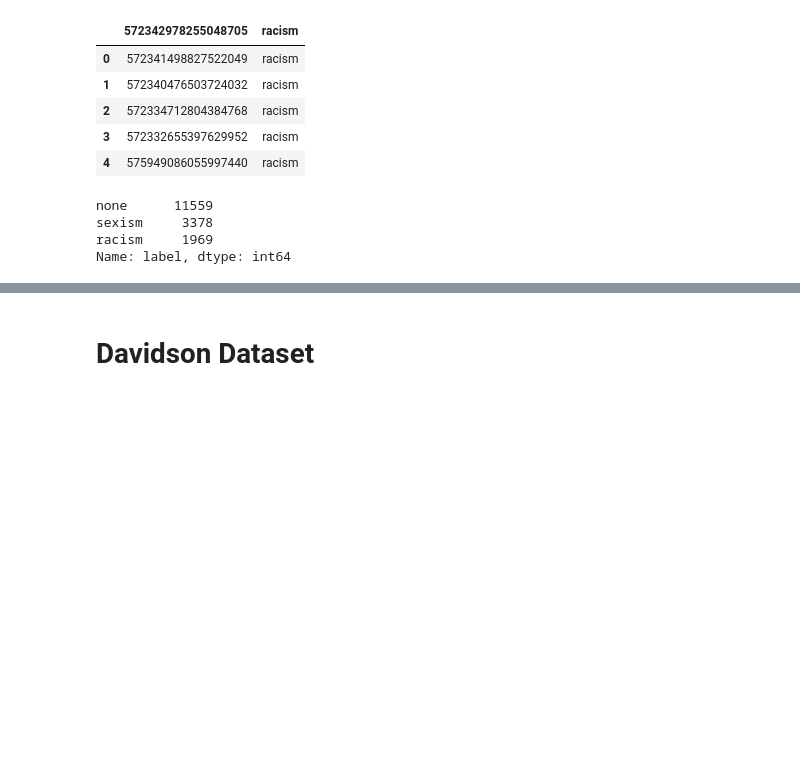
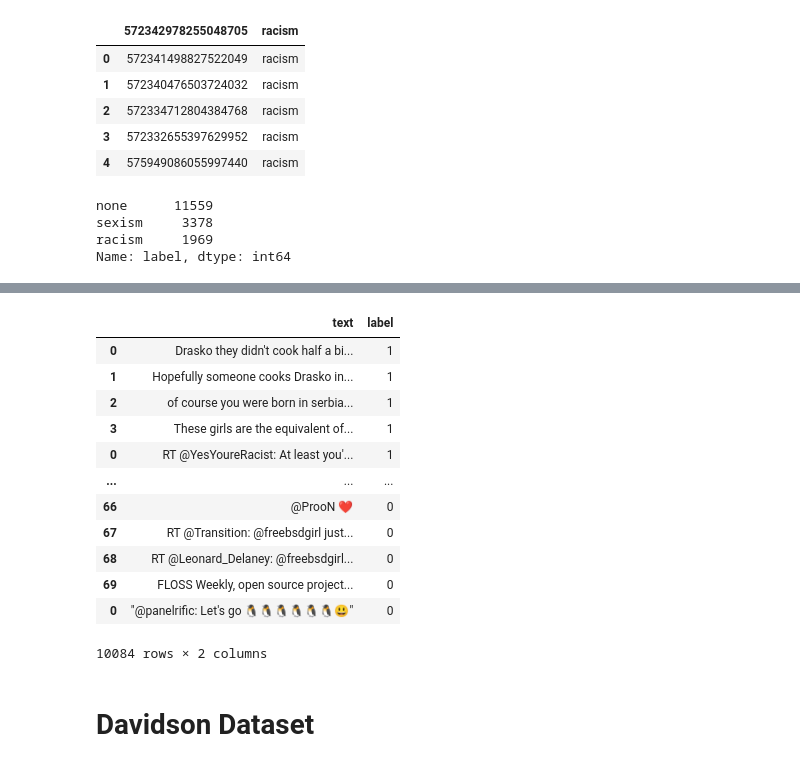
Before and after one commit to XiaohanSun01/Hate_Speech_Detection, a Jupyter notebook: Data_Collection.ipynb, the cells around one changed output, grey strips where cells are left out. Drawn from its saved outputs; the diff is of its cells as text; code cells hidden in the pictures; blank space fills up the shorter version.

```diff
--- a/Data_Collection.ipynb
+++ b/Data_Collection.ipynb
@@ -59,9 +61,10 @@ def tweets_request(tweets_ids):
     return pd.concat(lst)
 # %%
 racsex_id = group_list(list(df_racsex.id))
+# %%
+normal_id = group_list(list(df_normal.id))
 # %%
 df_rac_sex = tweets_request(racsex_id)
 # %%
 df_rac_sex['label'] = 1
-df_1= df_rac_sex[['text', 'label']]
-df_1.head()
+df_1_hate= df_rac_sex[['text', 'label']]
@@ -80,0 +71,2 @@ dtype: int64
+# %%
+df_normal = tweets_request(normal_id)
@@ -80,0 +82,3 @@ dtype: int64
+# %%
+df_normal['label'] = 0
+df_1_normal = df_normal[['text', 'label']]
@@ -80,0 +94,19 @@ dtype: int64
+# %%
+frames = [df_1_hate, df_1_normal]
+
+result = pd.concat(frames)
+display(result)
+# %% [output]
+|  | text | label |
+| 0 | Drasko they didn't cook half a bi... | 1 |
+| 1 | Hopefully someone cooks Drasko in... | 1 |
+| 2 | of course you were born in serbia... | 1 |
+| 3 | These girls are the equivalent of... | 1 |
+| 0 | RT @YesYoureRacist: At least you'... | 1 |
+| ... | ... | ... |
+| 66 | @ProoN ❤️ | 0 |
+| 67 | RT @Transition: @freebsdgirl just... | 0 |
+| 68 | RT @Leonard_Delaney: @freebsdgirl... | 0 |
+| 69 | FLOSS Weekly, open source project... | 0 |
+| 0 | "@panelrific: Let's go 🐧🐧🐧🐧🐧🐧😃" | 0 |
+10084 rows × 2 columns
```
Also changed, not shown: parts of 28 cells of this notebook, 17 other files.
